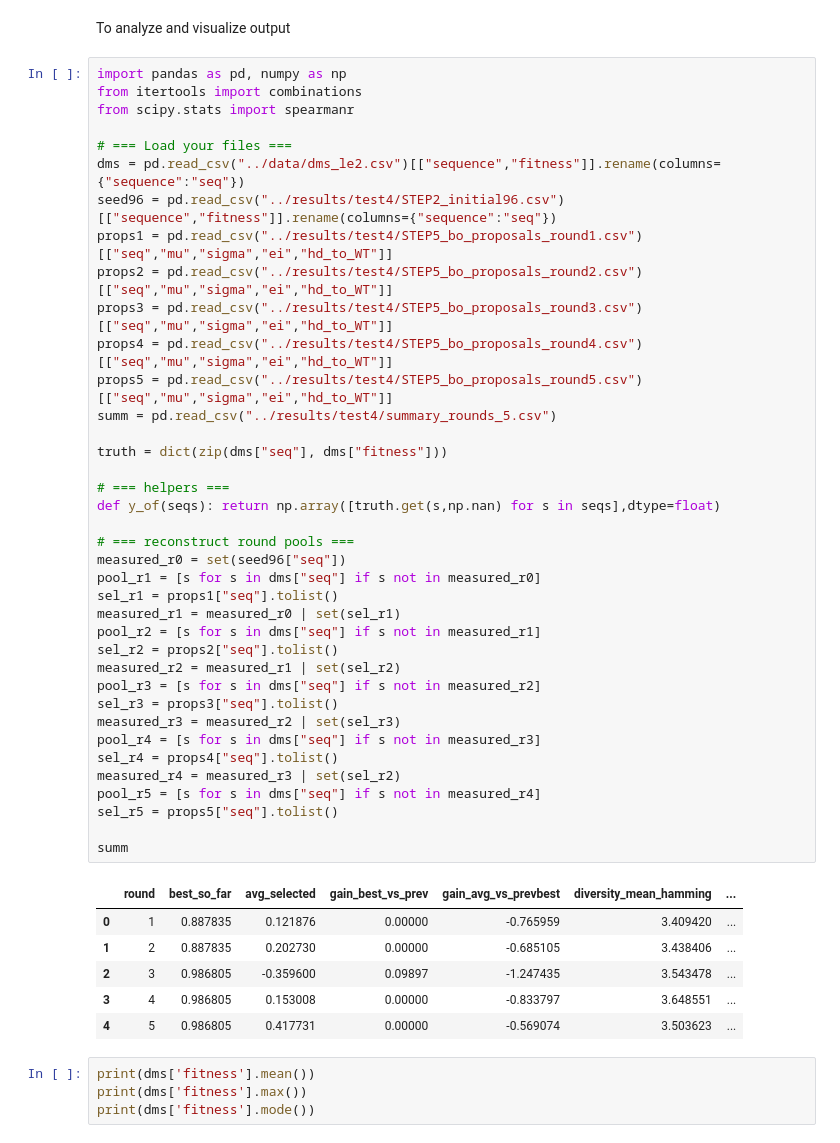
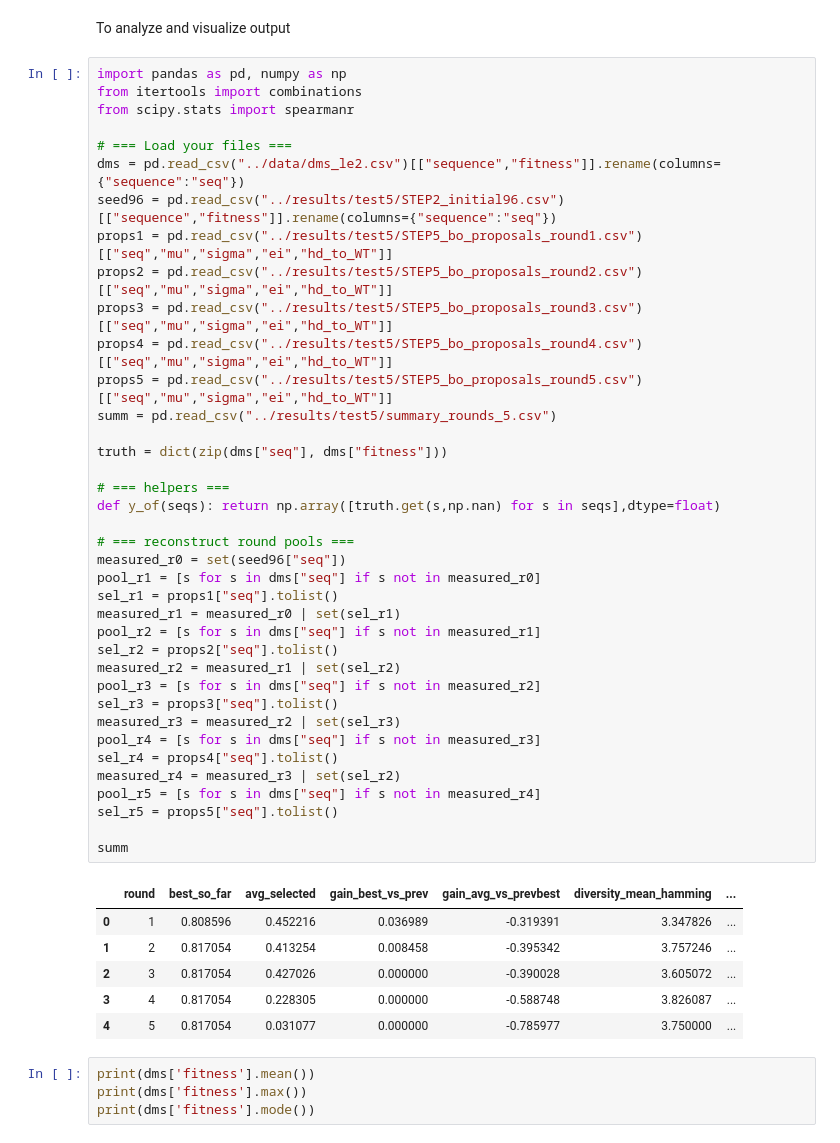
Before and after one commit to theerapas/Rosaloid, a Jupyter notebook: scripts/lookatoutput.ipynb, the cells around one changed output. Drawn from its saved outputs; the diff is of its cells as text.

```diff
--- a/scripts/lookatoutput.ipynb
+++ b/scripts/lookatoutput.ipynb
@@ -6,45 +6,45 @@ from itertools import combinations
 from scipy.stats import spearmanr
 
 # === Load your files ===
 dms = pd.read_csv("../data/dms_le2.csv")[["sequence","fitness"]].rename(columns={"sequence":"seq"})
-seed96 = pd.read_csv("../results/test4/STEP2_initial96.csv")[["sequence","fitness"]].rename(columns={"sequence":"seq"})
-props1 = pd.read_csv("../results/test4/STEP5_bo_proposals_round1.csv")[["seq","mu","sigma","ei","hd_to_WT"]]
-props2 = pd.read_csv("../results/test4/STEP5_bo_proposals_round2.csv")[["seq","mu","sigma","ei","hd_to_WT"]]
-props3 = pd.read_csv("../results/test4/STEP5_bo_proposals_round3.csv")[["seq","mu","sigma","ei","hd_to_WT"]]
-props4 = pd.read_csv("../results/test4/STEP5_bo_proposals_round4.csv")[["seq","mu","sigma","ei","hd_to_WT"]]
-props5 = pd.read_csv("../results/test4/STEP5_bo_proposals_round5.csv")[["seq","mu","sigma","ei","hd_to_WT"]]
-summ = pd.read_csv("../results/test4/summary_rounds_5.csv")
+seed96 = pd.read_csv("../results/test5/STEP2_initial96.csv")[["sequence","fitness"]].rename(columns={"sequence":"seq"})
+props1 = pd.read_csv("../results/test5/STEP5_bo_proposals_round1.csv")[["seq","mu","sigma","ei","hd_to_WT"]]
+props2 = pd.read_csv("../results/test5/STEP5_bo_proposals_round2.csv")[["seq","mu","sigma","ei","hd_to_WT"]]
+props3 = pd.read_csv("../results/test5/STEP5_bo_proposals_round3.csv")[["seq","mu","sigma","ei","hd_to_WT"]]
+props4 = pd.read_csv("../results/test5/STEP5_bo_proposals_round4.csv")[["seq","mu","sigma","ei","hd_to_WT"]]
+props5 = pd.read_csv("../results/test5/STEP5_bo_proposals_round5.csv")[["seq","mu","sigma","ei","hd_to_WT"]]
+summ = pd.read_csv("../results/test5/summary_rounds_5.csv")
 
 truth = dict(zip(dms["seq"], dms["fitness"]))
 
 # === helpers ===
 def y_of(seqs): return np.array([truth.get(s,np.nan) for s in seqs],dtype=float)
 
 # === reconstruct round pools ===
 measured_r0 = set(seed96["seq"])
 pool_r1 = [s for s in dms["seq"] if s not in measured_r0]
 sel_r1 = props1["seq"].tolist()
 measured_r1 = measured_r0 | set(sel_r1)
 pool_r2 = [s for s in dms["seq"] if s not in measured_r1]
 sel_r2 = props2["seq"].tolist()
 measured_r2 = measured_r1 | set(sel_r2)
 pool_r3 = [s for s in dms["seq"] if s not in measured_r2]
 sel_r3 = props3["seq"].tolist()
 measured_r3 = measured_r2 | set(sel_r3)
 pool_r4 = [s for s in dms["seq"] if s not in measured_r3]
 sel_r4 = props4["seq"].tolist()
 measured_r4 = measured_r3 | set(sel_r2)
 pool_r5 = [s for s in dms["seq"] if s not in measured_r4]
 sel_r5 = props5["seq"].tolist()
 
 summ
 # %% [output]
 |  | round | best_so_far | avg_selected | gain_best_vs_prev | gain_avg_vs_prevbest | diversity_mean_hamming | ... |
-| 0 | 1 | 0.887835 | 0.121876 | 0.00000 | -0.765959 | 3.409420 | ... |
-| 1 | 2 | 0.887835 | 0.202730 | 0.00000 | -0.685105 | 3.438406 | ... |
-| 2 | 3 | 0.986805 | -0.359600 | 0.09897 | -1.247435 | 3.543478 | ... |
-| 3 | 4 | 0.986805 | 0.153008 | 0.00000 | -0.833797 | 3.648551 | ... |
-| 4 | 5 | 0.986805 | 0.417731 | 0.00000 | -0.569074 | 3.503623 | ... |
+| 0 | 1 | 0.808596 | 0.452216 | 0.036989 | -0.319391 | 3.347826 | ... |
+| 1 | 2 | 0.817054 | 0.413254 | 0.008458 | -0.395342 | 3.757246 | ... |
+| 2 | 3 | 0.817054 | 0.427026 | 0.000000 | -0.390028 | 3.605072 | ... |
+| 3 | 4 | 0.817054 | 0.228305 | 0.000000 | -0.588748 | 3.826087 | ... |
+| 4 | 5 | 0.817054 | 0.031077 | 0.000000 | -0.785977 | 3.750000 | ... |
 # %%
 print(dms['fitness'].mean())
 print(dms['fitness'].max())
```
Also changed, not shown: parts of 4 cells of this notebook, 8 other files.
